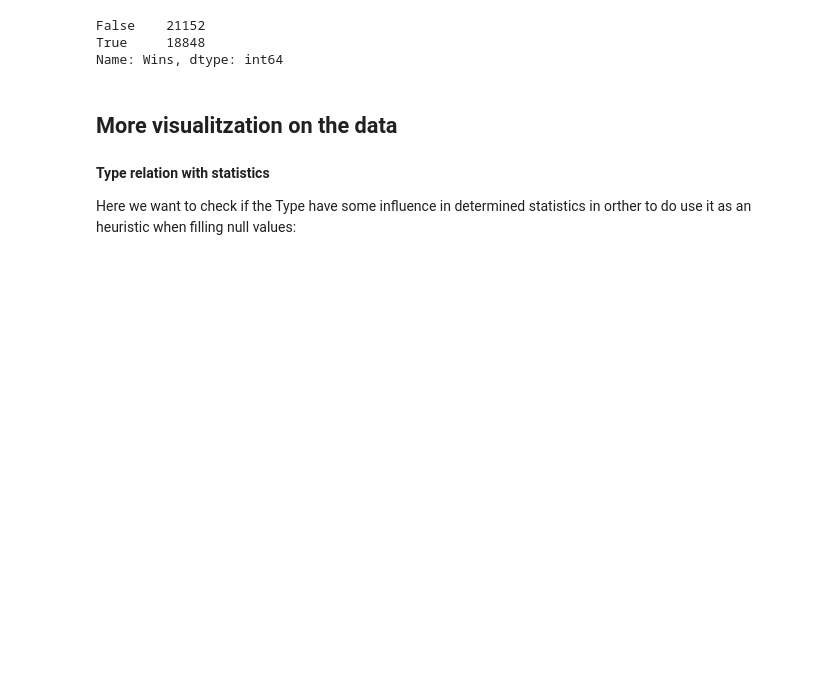
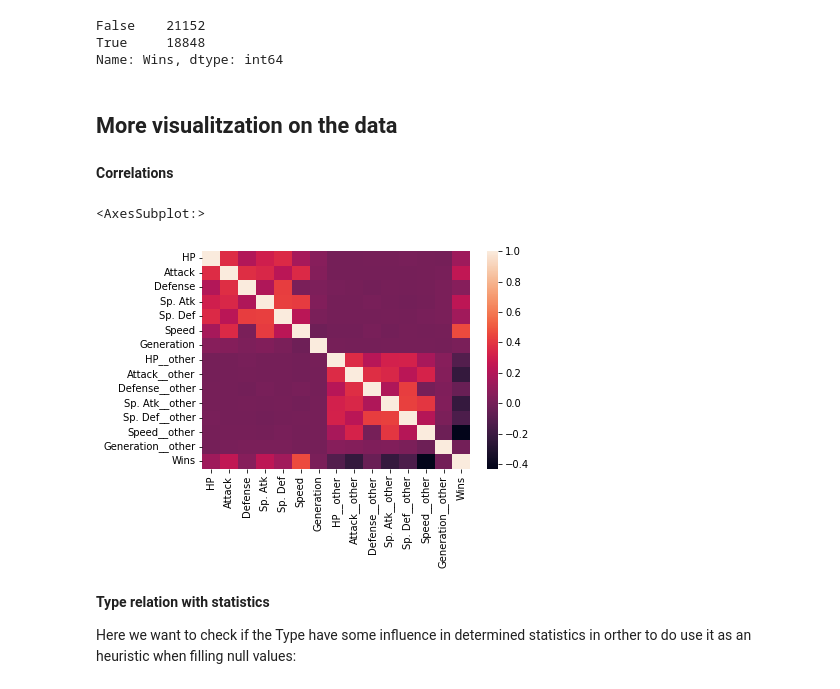
Before and after one commit to quimpm/pokemon-combat-prediction, a Jupyter notebook: pokemon_basic-ml.ipynb, the cells around one changed output. Drawn from its saved outputs; the diff is of its cells as text; code cells hidden in the pictures; blank space fills up the shorter version.

```diff
--- a/pokemon_basic-ml.ipynb
+++ b/pokemon_basic-ml.ipynb
@@ -197,6 +199,13 @@ True     18848
 Name: Wins, dtype: int64
 # %% [markdown]
 ## More visualitzation on the data
+# %% [markdown]
+**Correlations**
+# %%
+sns.heatmap(data=data.corr())
+# %% [output]
+<AxesSubplot:>
+[figure, added]
 # %% [markdown]
 **Type relation with statistics**
 
```
Also changed, not shown: parts of 52 cells of this notebook.
